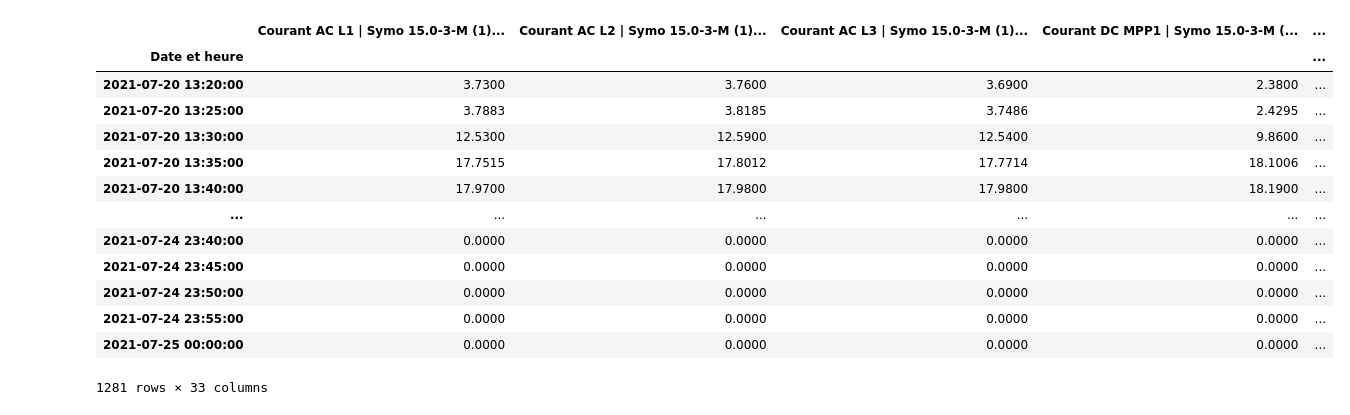
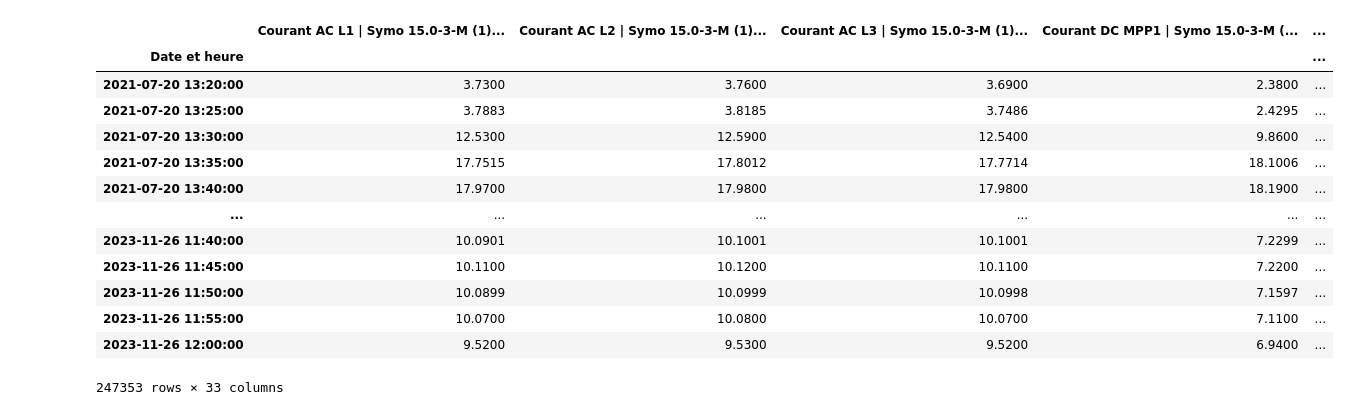
Before and after one commit to SebastienDeriaz/solaroi, a Jupyter notebook: test.ipynb, the cells around one changed output. Saved outputs shown, nothing was run; the diff lists cells and outputs as text; code cells hidden in the pictures.

```diff
--- a/test.ipynb
+++ b/test.ipynb
@@ -6,27 +6,27 @@ import matplotlib.pyplot as plt
 # %%
 df = pd.DataFrame()
 
-#df = pd.read_excel('./Fiez_Deriaz_01012021-27112023.xlsx', index_col='Date et heure')
-df = pd.read_excel('./data_short.xlsx', index_col='Date et heure')
+df = pd.read_excel('./Fiez_Deriaz_01012021-27112023.xlsx', index_col='Date et heure')
+#df = pd.read_excel('./data_short.xlsx', index_col='Date et heure')
 
-df = df[df.index <= pd.Timestamp('2021.07.25')]
+#df = df[df.index <= pd.Timestamp('2021.07.25')]
 
 df
 # %% [output]
 |  | Courant AC L1 | Symo 15.0-3-M (1)... | Courant AC L2 | Symo 15.0-3-M (1)... | Courant AC L3 | Symo 15.0-3-M (1)... | Courant DC MPP1 | Symo 15.0-3-M (... | ... |
 | Date et heure |  |  |  |  | ... |
 | 2021-07-20 13:20:00 | 3.7300 | 3.7600 | 3.6900 | 2.3800 | ... |
 | 2021-07-20 13:25:00 | 3.7883 | 3.8185 | 3.7486 | 2.4295 | ... |
 | 2021-07-20 13:30:00 | 12.5300 | 12.5900 | 12.5400 | 9.8600 | ... |
 | 2021-07-20 13:35:00 | 17.7515 | 17.8012 | 17.7714 | 18.1006 | ... |
 | 2021-07-20 13:40:00 | 17.9700 | 17.9800 | 17.9800 | 18.1900 | ... |
 | ... | ... | ... | ... | ... | ... |
-| 2021-07-24 23:40:00 | 0.0000 | 0.0000 | 0.0000 | 0.0000 | ... |
-| 2021-07-24 23:45:00 | 0.0000 | 0.0000 | 0.0000 | 0.0000 | ... |
-| 2021-07-24 23:50:00 | 0.0000 | 0.0000 | 0.0000 | 0.0000 | ... |
-| 2021-07-24 23:55:00 | 0.0000 | 0.0000 | 0.0000 | 0.0000 | ... |
-| 2021-07-25 00:00:00 | 0.0000 | 0.0000 | 0.0000 | 0.0000 | ... |
+| 2023-11-26 11:40:00 | 10.0901 | 10.1001 | 10.1001 | 7.2299 | ... |
+| 2023-11-26 11:45:00 | 10.1100 | 10.1200 | 10.1100 | 7.2200 | ... |
+| 2023-11-26 11:50:00 | 10.0899 | 10.0999 | 10.0998 | 7.1597 | ... |
+| 2023-11-26 11:55:00 | 10.0700 | 10.0800 | 10.0700 | 7.1100 | ... |
+| 2023-11-26 12:00:00 | 9.5200 | 9.5300 | 9.5200 | 6.9400 | ... |
-1281 rows × 33 columns
+247353 rows × 33 columns
 # %%
 s = Solaroi()
 s.load(df['Consommation [Wh]'], df['Production photovoltaïque [Wh]'], dt=5*60)
```
Also changed, not shown: parts of 2 cells of this notebook, 2 other files.
